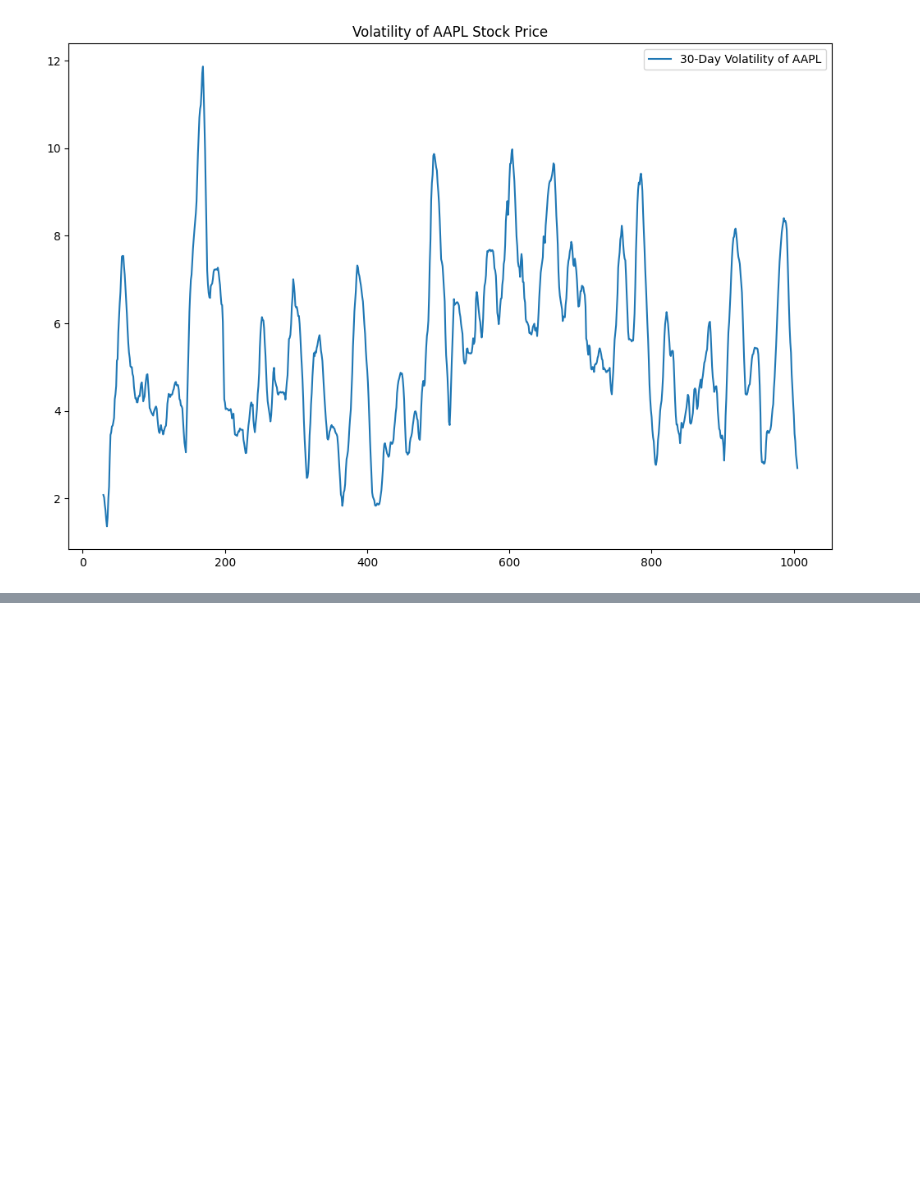
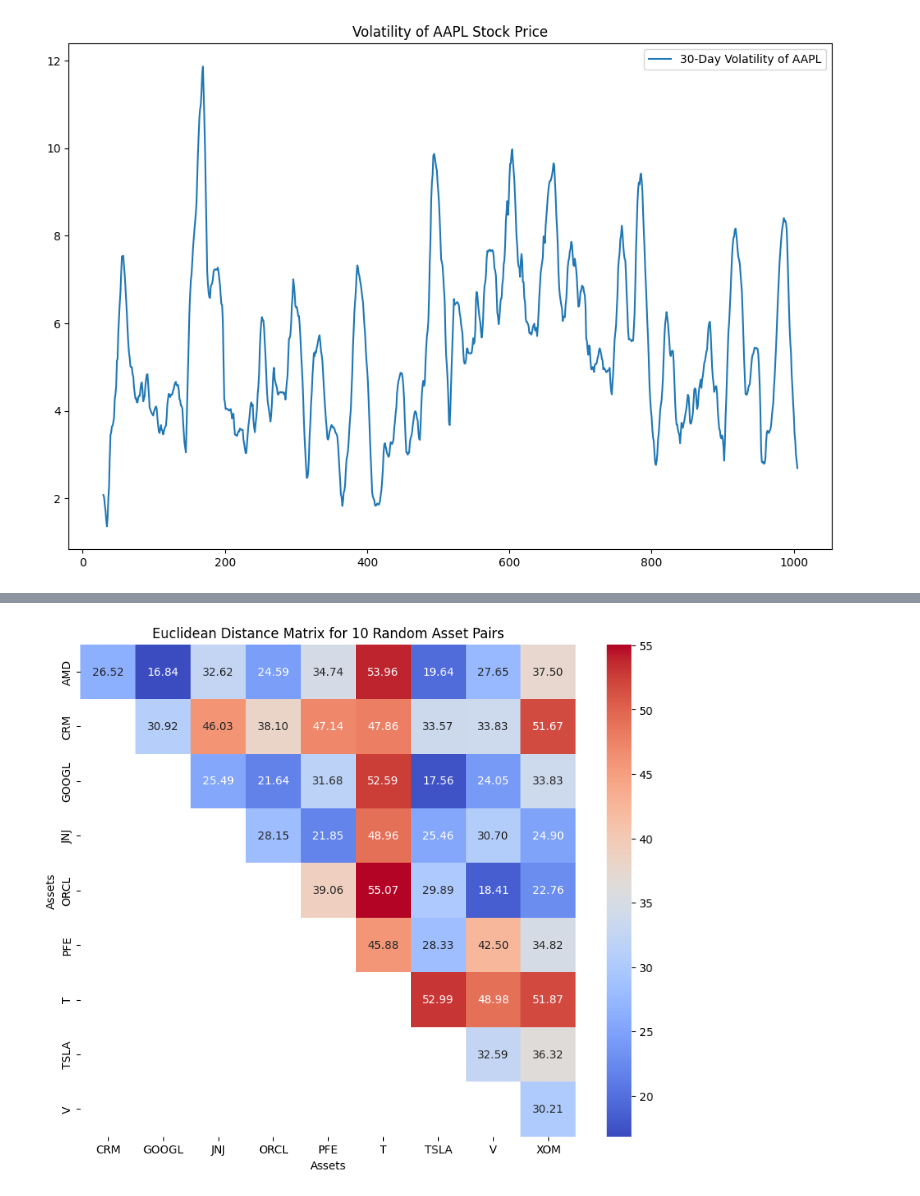
Before and after one commit to luca-benedetti/long_short_strategy, a Jupyter notebook: notebooks/explore_sp500.ipynb, the cells around one changed output, grey strips where cells are left out. Saved outputs shown, nothing was run; the diff lists cells and outputs as text; code cells hidden in the pictures; blank space fills up the shorter version.

Commit message:
euclidean distance exploration

```diff
--- a/notebooks/explore_sp500.ipynb
+++ b/notebooks/explore_sp500.ipynb
@@ -130,0 +134,24 @@ ciao
+# %%
+data_wide.drop(columns=["AAPL_MA30","AAPL_Volatility"],inplace=True)
+# %%
+# Drop the Date column for pairwise distance calculations
+price_data = data_wide.drop(columns=["Date"])
+
+# Normalize the data (optional, to account for scale differences)
+normalized_data = (price_data - price_data.mean()) / price_data.std()
+
+# Compute pairwise Euclidean distances for all assets
+asset_pairs = list(combinations(normalized_data.columns, 2))
+distances = []
+
+for pair in asset_pairs:
+    asset1, asset2 = pair
+    distance = np.linalg.norm(normalized_data[asset1] - normalized_data[asset2])
+    distances.append((asset1, asset2, distance))
+
+# Create a DataFrame to store the results
+distance_df = pd.DataFrame(distances, columns=["Asset 1", "Asset 2", "Distance"])
+
+# Sort by distance to find the closest pairs
+best_pairs = distance_df.sort_values(by="Distance", ascending=True)
+print(best_pairs)
@@ -130,0 +173,21 @@ ciao
+# %%
+# Select 10 random assets from the data
+random_assets = random.sample(list(normalized_data.columns), 10)
+
+# Filter the distance_df to only include distances for the selected 10 random assets
+filtered_distance_df = distance_df[
+    (distance_df["Asset 1"].isin(random_assets)) & (distance_df["Asset 2"].isin(random_assets))
+]
+
+# Pivot the DataFrame for plotting
+distance_matrix = filtered_distance_df.pivot(index="Asset 1", columns="Asset 2", values="Distance")
+
+# Plot the distance matrix heatmap
+plt.figure(figsize=(10, 8))
+sns.heatmap(distance_matrix, annot=True, fmt=".2f", cmap="coolwarm", cbar=True)
+plt.title("Euclidean Distance Matrix for 10 Random Asset Pairs")
+plt.xlabel("Assets")
+plt.ylabel("Assets")
+plt.show()
+# %% [output]
+[figure, added]
```
Also changed, not shown: parts of 12 cells of this notebook.
